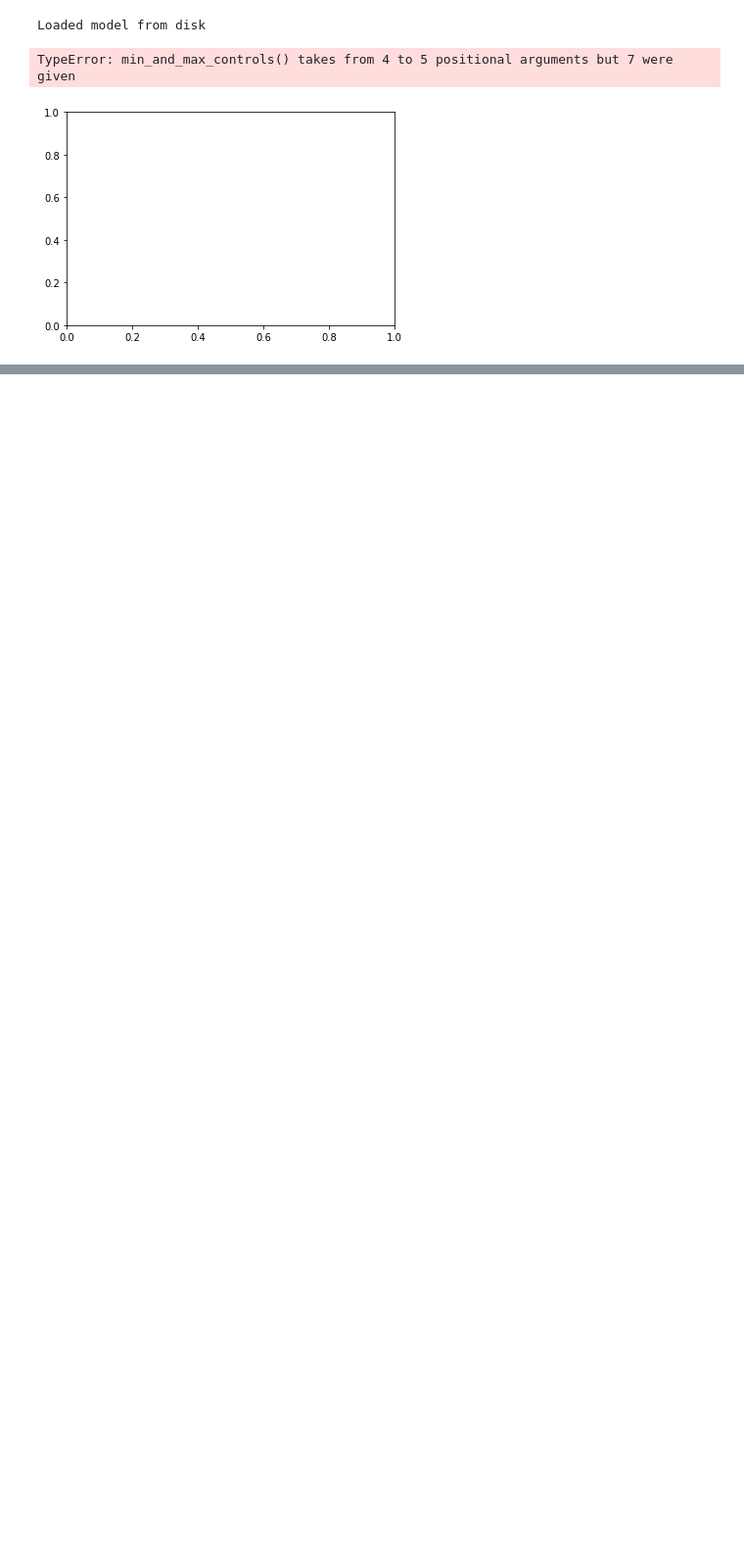
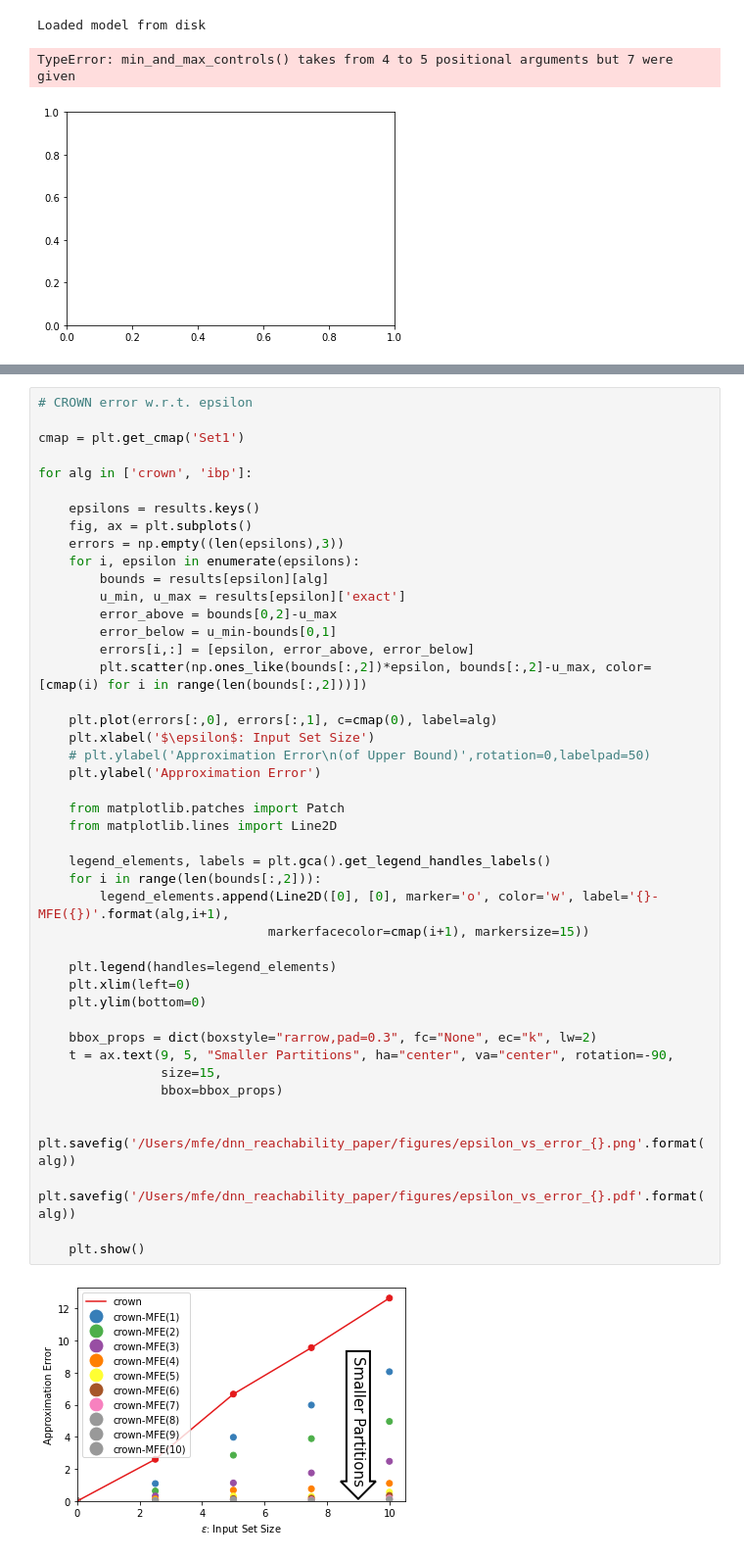
Before and after one commit to neu-autonomy/nfl_veripy, a Jupyter notebook: closed_loop/reach_sdp.ipynb, the cells around one changed output, grey strips where cells are left out. Shown at 98% size. Cells and saved outputs as stored; diff of their text form; blank space fills up the shorter version.

```diff
--- a/reach_lp/reach_sdp.ipynb
+++ b/closed_loop/reach_sdp.ipynb
@@ -846,0 +966,46 @@ Loaded model from disk
+# %%
+# CROWN error w.r.t. epsilon
+
+cmap = plt.get_cmap('Set1')
+
+for alg in ['crown', 'ibp']:
+
+    epsilons = results.keys()
+    fig, ax = plt.subplots()
+    errors = np.empty((len(epsilons),3))
+    for i, epsilon in enumerate(epsilons):
+        bounds = results[epsilon][alg]
+        u_min, u_max = results[epsilon]['exact']
+        error_above = bounds[0,2]-u_max
+        error_below = u_min-bounds[0,1]
+        errors[i,:] = [epsilon, error_above, error_below]
+        plt.scatter(np.ones_like(bounds[:,2])*epsilon, bounds[:,2]-u_max, color=[cmap(i) for i in range(len(bounds[:,2]))])
+
+    plt.plot(errors[:,0], errors[:,1], c=cmap(0), label=alg)
+    plt.xlabel('$\epsilon$: Input Set Size')
+    # plt.ylabel('Approximation Error\n(of Upper Bound)',rotation=0,labelpad=50)
+    plt.ylabel('Approximation Error')
+
+    from matplotlib.patches import Patch
+    from matplotlib.lines import Line2D
+
+    legend_elements, labels = plt.gca().get_legend_handles_labels()
+    for i in range(len(bounds[:,2])):
+        legend_elements.append(Line2D([0], [0], marker='o', color='w', label='{}-MFE({})'.format(alg,i+1),
+                              markerfacecolor=cmap(i+1), markersize=15))
+
+    plt.legend(handles=legend_elements)
+    plt.xlim(left=0)
+    plt.ylim(bottom=0)
+
+    bbox_props = dict(boxstyle="rarrow,pad=0.3", fc="None", ec="k", lw=2)
+    t = ax.text(9, 5, "Smaller Partitions", ha="center", va="center", rotation=-90,
+                size=15,
+                bbox=bbox_props)
+
+    plt.savefig('/Users/mfe/dnn_reachability_paper/figures/epsilon_vs_error_{}.png'.format(alg))
+    plt.savefig('/Users/mfe/dnn_reachability_paper/figures/epsilon_vs_error_{}.pdf'.format(alg))
+
+    plt.show()
+# %% [output]
+[figure, added]
```
Also changed, not shown: parts of 19 cells of this notebook, 11 other files.
